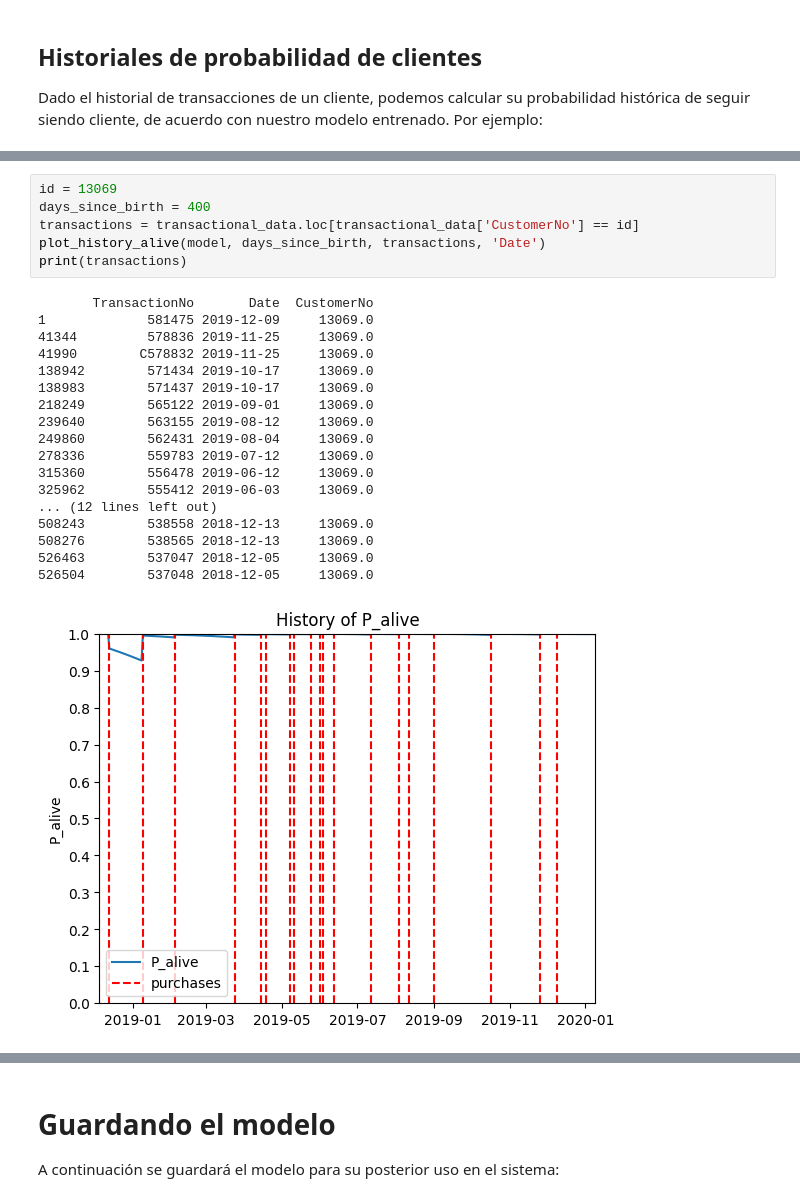
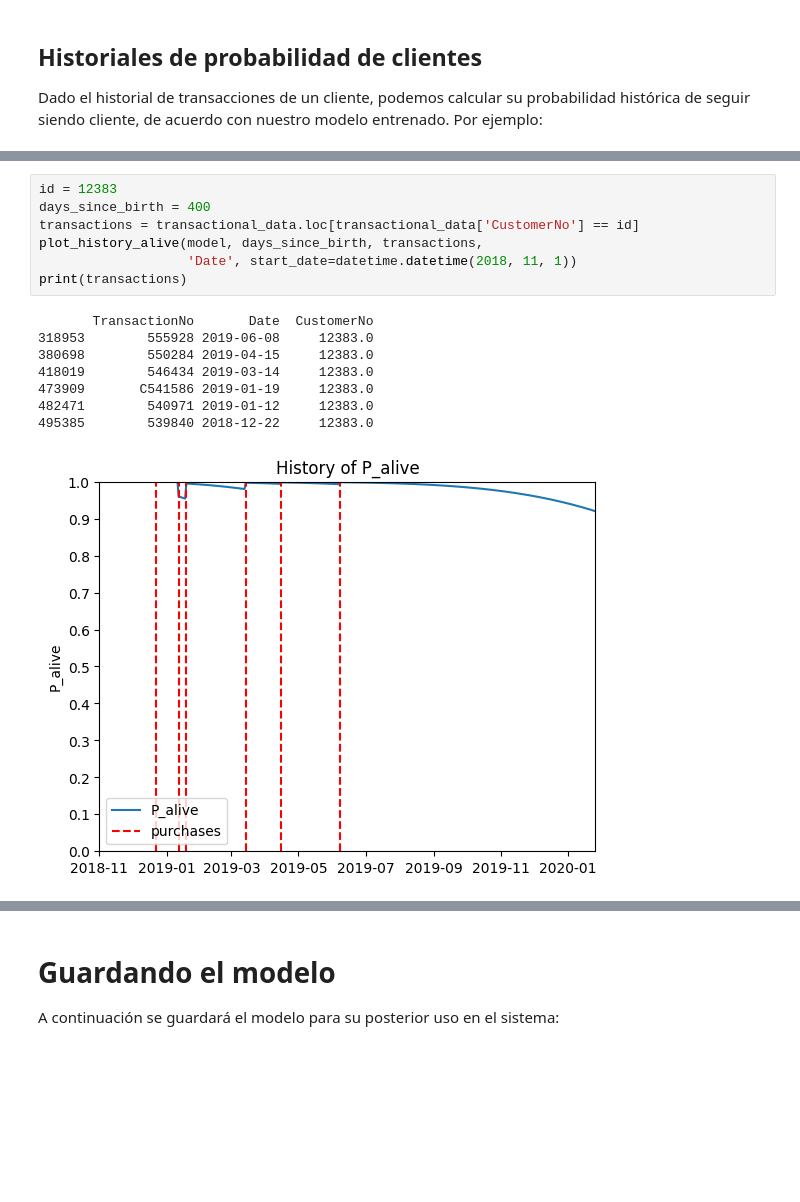
Before and after one commit to dimitrio-m/proyecto-de-grado, a Jupyter notebook: modelo/modelo.ipynb, the cells around one changed output, grey strips where cells are left out. Cells and saved outputs as stored; diff of their text form; blank space fills up the shorter version.

Commit message:
Mejorada la visualización de los gráficos y agregado otro ejemplo

```diff
--- a/modelo/modelo.ipynb
+++ b/modelo/modelo.ipynb
@@ -284,25 +289,16 @@ print(transactions)
 # %%
-id = 13069
+id = 12383
 days_since_birth = 400
 transactions = transactional_data.loc[transactional_data['CustomerNo'] == id]
-plot_history_alive(model, days_since_birth, transactions, 'Date')
+plot_history_alive(model, days_since_birth, transactions,
+                   'Date', start_date=datetime.datetime(2018, 11, 1))
 print(transactions)
 # %% [output]
        TransactionNo       Date  CustomerNo
-1             581475 2019-12-09     13069.0
-41344         578836 2019-11-25     13069.0
-41990        C578832 2019-11-25     13069.0
-138942        571434 2019-10-17     13069.0
-138983        571437 2019-10-17     13069.0
-218249        565122 2019-09-01     13069.0
-239640        563155 2019-08-12     13069.0
-249860        562431 2019-08-04     13069.0
-278336        559783 2019-07-12     13069.0
-315360        556478 2019-06-12     13069.0
-325962        555412 2019-06-03     13069.0
-... (12 lines left out)
-508243        538558 2018-12-13     13069.0
-508276        538565 2018-12-13     13069.0
-526463        537047 2018-12-05     13069.0
-526504        537048 2018-12-05     13069.0
+318953        555928 2019-06-08     12383.0
+380698        550284 2019-04-15     12383.0
+418019        546434 2019-03-14     12383.0
+473909       C541586 2019-01-19     12383.0
+482471        540971 2019-01-12     12383.0
+495385        539840 2018-12-22     12383.0
-[figure, old version]
+[figure, new version]
```
Also changed, not shown: parts of 8 cells of this notebook.
